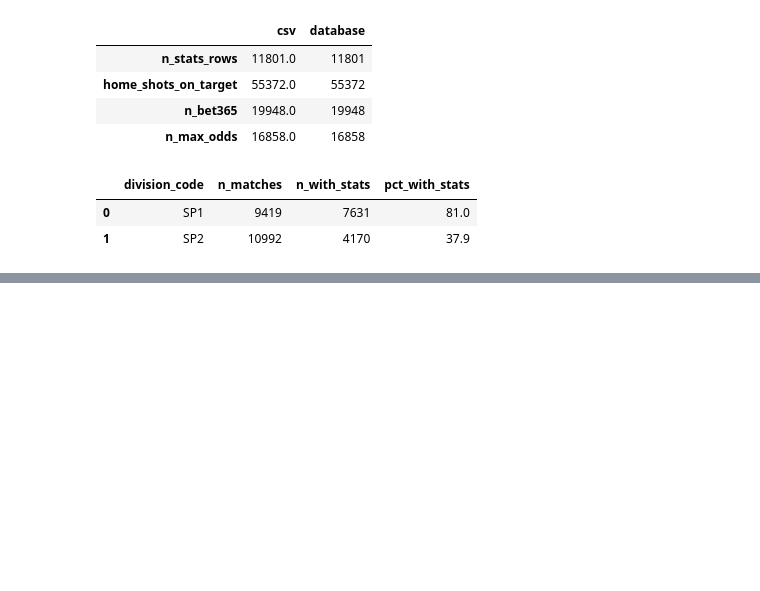
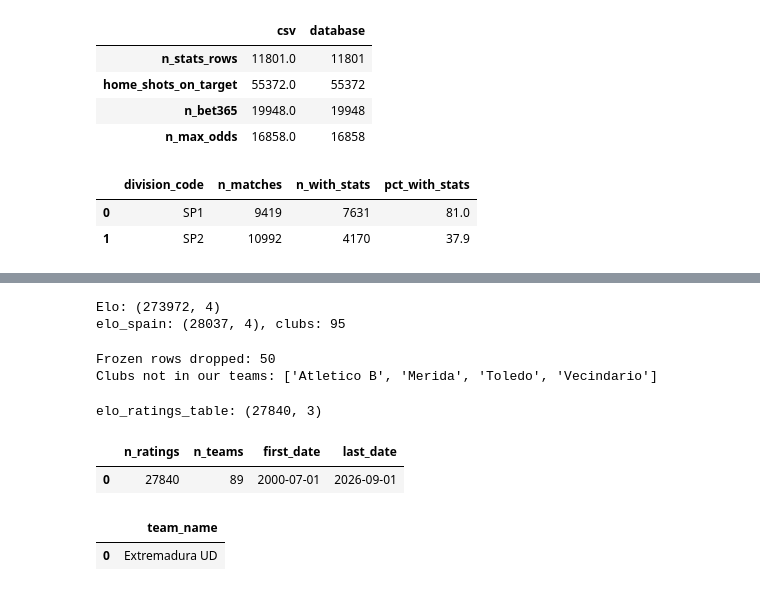
Before and after one commit to idoberk/football-score-predictor, a Jupyter notebook: notebooks/database_load.ipynb, the cells around one changed output, grey strips where cells are left out. Cells and saved outputs as stored; diff of their text form; code cells hidden in the pictures; blank space fills up the shorter version.

Commit message:
Load Spanish Elo ratings with verified club name fixes

```diff
--- a/notebooks/database_load.ipynb
+++ b/notebooks/database_load.ipynb
@@ -453,0 +466,77 @@ stats_coverage
+# %%
+# parse_dates: The ratings dates become real dates (Postgres DATE)
+elo = pd.read_csv(RAW_DIR / "EloRatings.csv", parse_dates=["date"])
+
+elo_spain = elo[elo["country"] == ELO_COUNTRY]
+
+print(f"Elo: {elo.shape}")
+print(f"elo_spain: {elo_spain.shape}, clubs: {elo_spain['club'].nunique()}")
+# %% [output]
+Elo: (273972, 4)
+elo_spain: (28037, 4), clubs: 95
+# %%
+# For an old name row: The first date its new name appears in the file (e.g Leonesa --> Cultural Leonesa --> 2025-09-01).
+# For every other row this is NaT (no date), and comparing with NaT gives False, so those rows are kept
+first_rating_date = elo_spain.groupby("club")["date"].min()
+new_name_start = elo_spain["club"].map(ELO_NAME_FIXES).map(first_rating_date)
+is_frozen_old_name = elo_spain["date"] >= new_name_start
+
+elo_fixed = elo_spain[~is_frozen_old_name].assign(
+    club=lambda df: df["club"].replace(ELO_NAME_FIXES)
+)
+
+print(f"Frozen rows dropped: {is_frozen_old_name.sum()}")
+print(f"Clubs not in our teams: {sorted(set(elo_fixed['club']) - set(team_ids.index))}")
+# %% [output]
+Frozen rows dropped: 50
+Clubs not in our teams: ['Atletico B', 'Merida', 'Toledo', 'Vecindario']
+# %%
+# Club names become team ids. Clubs that never appear get NaN and are dropped
+elo_ratings_table = (
+    elo_fixed.assign(team_id=elo_fixed["club"].map(team_ids))
+    .dropna(subset=["team_id"])
+    .rename(columns={"date": "rating_date"})[["team_id", "rating_date", "elo"]]
+)
+
+with engine.begin() as connection:
+    elo_ratings_table.to_sql("elo_ratings", connection, if_exists="append", index=False)
+
+print(f"elo_ratings_table: {elo_ratings_table.shape}")
+# %% [output]
+elo_ratings_table: (27840, 3)
+# %%
+elo_summary = pd.read_sql(
+    text(
+        """
+        SELECT
+            COUNT(*) AS n_ratings,
+            COUNT(DISTINCT team_id) AS n_teams,
+            MIN(rating_date) AS first_date,
+            MAX(rating_date) AS last_date
+        FROM elo_ratings
+        """
+    ),
+    engine,
+)
+
+# Anti-join: LEFT JOIN, then keep the rows that found no partner (IS NULL).
+# This answers "which teams have no Elo at all?"
+teams_without_elo = pd.read_sql(
+    text(
+        """
+        SELECT t.team_name
+        FROM teams AS t
+        LEFT JOIN elo_ratings AS e
+            ON e.team_id = t.team_id
+        WHERE e.team_id IS NULL
+        """
+    ),
+    engine,
+)
+
+display(elo_summary, teams_without_elo)
+# %% [output]
+|  | n_ratings | n_teams | first_date | last_date |
+| 0 | 27840 | 89 | 2000-07-01 | 2026-09-01 |
+|  | team_name |
+| 0 | Extremadura UD |
```
Also changed, not shown: parts of 3 cells of this notebook, 1 other file.
